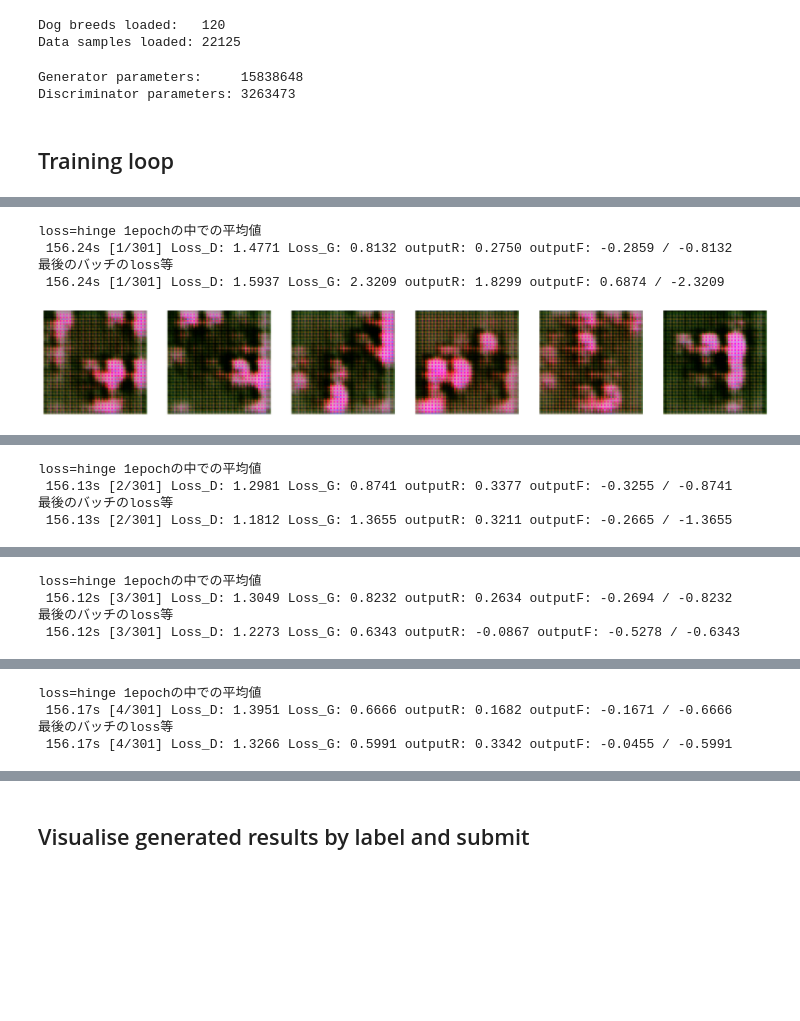
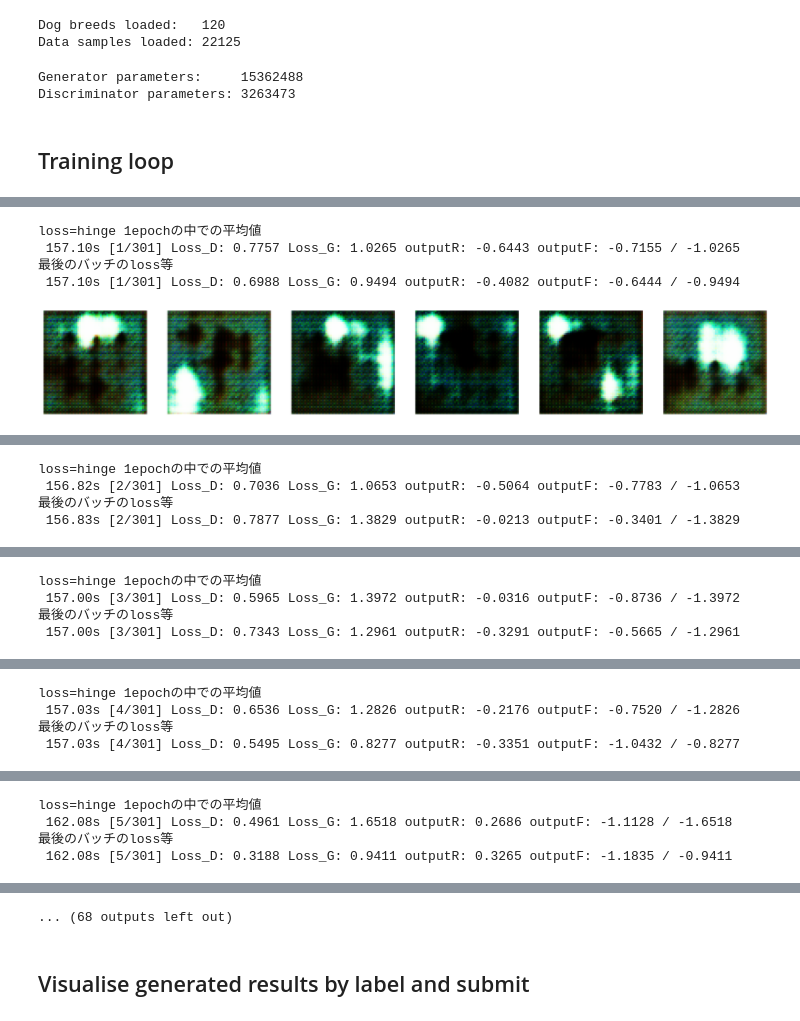
Before and after one commit to raxman0721/kaggle-dog_gan, a Jupyter notebook: nb/base_gan.ipynb, the cells around one changed output, grey strips where cells are left out. Saved outputs shown, nothing was run; the diff lists cells and outputs as text; code cells hidden in the pictures; blank space fills up the shorter version.

```diff
--- a/nb/base_gan.ipynb
+++ b/nb/base_gan.ipynb
@@ -20,10 +20,11 @@ crop_dog = True #犬のアノテーションを使用するかどうか
 noisy_label = True #ラベルスムージング的な
 R_uni = (0.70, 0.95) #ラベルスムージングするときのrealの範囲
 F_uni = (0.05, 0.15) #ラベルスムージングするときのfakeの範囲
-Gcbn = True # generatorにConditionalBatchNorm2dを使うかどうか
+Gcbn = False # generatorにConditionalBatchNorm2dを使うかどうか
 Glrelu = True # generatorにLeakyLeLUを使うかどうか
 flip_p = 0.5 # RandomHorizontalFlipの割合
 n_epochs = 301
+use_pixelnorm = True
 
 # optimizerゾーン
 G_opt = 'adaboundw'
@@ -37,7 +38,7 @@ G_eta_min = 0.00001 # コサインアニーリングのパラメタ
 D_opt = 'adaboundw'
 # D_opt = 'adam'
 # D_opt = 'SGD'
-D_lr = 0.0001
+D_lr = 0.00005
 D_betas = (0.1, 0.99) #ada系のみ
 D_final_lr=0.1 # adaboundのみ
 D_weight_decay=0 #adaboundのみ
@@ -697,8 +797,12 @@ print("Data samples loaded:", len(train_data))
 Dog breeds loaded:   120
 Data samples loaded: 22125
 # %%
-netG = Generator(nz, num_classes=len(encoded_dog_labels), nfilt=64,use_cbn=Gcbn, Lrelu=Glrelu).to(device)
-netD = Discriminator(num_classes=len(encoded_dog_labels), nfilt=64).to(device)
+if use_pixelnorm:
+    netG = Generator_pix(nz, num_classes=len(encoded_dog_labels), nfilt=64,use_cbn=Gcbn, Lrelu=Glrelu).to(device)
+    netD = Discriminator_pix(num_classes=len(encoded_dog_labels), nfilt=64).to(device)
+else:
+    netG = Generator(nz, num_classes=len(encoded_dog_labels), nfilt=64,use_cbn=Gcbn, Lrelu=Glrelu).to(device)
+    netD = Discriminator(num_classes=len(encoded_dog_labels), nfilt=64).to(device)
 weights_init(netG)
 weights_init(netD)
 print("Generator parameters:    ", sum(p.numel() for p in netG.parameters() if p.requires_grad))
@@ -720,7 +824,7 @@ elif D_opt == 'SGD':
 lr_schedulerG = torch.optim.lr_scheduler.CosineAnnealingWarmRestarts(optimizerG, T_0=epochs//20, eta_min=G_eta_min)
 lr_schedulerD = torch.optim.lr_scheduler.CosineAnnealingWarmRestarts(optimizerD, T_0=epochs//20, eta_min=D_eta_min)
 # %% [output]
-Generator parameters:     15838648
+Generator parameters:     15362488
 Discriminator parameters: 3263473
 # %%
 def mse(imageA, imageB):
@@ -841,13 +945,13 @@ for epoch in range(epochs):
             errD = (torch.mean((outputR - torch.mean(outputF) - real_labels) ** 2) +
                     torch.mean((outputF - torch.mean(outputR) + real_labels) ** 2))/2
         elif loss_calc == 'hinge':
-            d_loss_real = torch.nn.ReLU()(real_labels - outputR).mean()
+            d_loss_real = torch.nn.ReLU()(1 - outputR).mean()
             # 誤差　outputRがreal_labels以上で誤差0になる。outputR>1で、
             # real_labels - outputRが負の場合ReLUで0にする
-            d_loss_fake = torch.nn.ReLU()(real_labels + outputF).mean()
+            d_loss_fake = torch.nn.ReLU()(1 + outputF).mean()
             # 誤差　outputFがreal_labels以下で誤差0になる。outputF>1で、
             # real_labels - outputFが負の場合ReLUで0にする
-            errD = d_loss_real + d_loss_fake
+            errD = (d_loss_real / 3) + (d_loss_fake / 2) # fakeのlossを強めに流す→fakeに敏感なD→何でもfakeにしがち→Gのlossが流れやすい。→Gに厳しい
 
         errD.backward(retain_graph=True)
         optimizerD.step()
@@ -869,49 +973,53 @@ for epoch in range(epochs):
 
         lr_schedulerG.step(epoch)
         lr_schedulerD.step(epoch)
 
         # --------------------
         # 3. 記録
         # --------------------
         epoch_d_loss += errD.item()
         epoch_g_loss += errG.item()
         epoch_dout_real += outputR.mean().item()
         epoch_dout_fake += outputF.mean().item()
         epoch_dout_fake2 += outputF2.mean().item()
 
     d_loss_log.append(epoch_d_loss/iter_n)
     g_loss_log.append(epoch_g_loss/iter_n)
     dout_real_log.append(epoch_dout_real/iter_n)
     dout_fake_log.append(epoch_dout_fake/iter_n)
     dout_fake_log2.append(epoch_dout_fake2/iter_n)
 
     print('loss=%s 1epochの中での平均値 \n %.2fs [%d/%d] Loss_D: %.4f Loss_G: %.4f outputR: %.4f outputF: %.4f / %.4f' % (loss_calc,
           time.perf_counter()-epoch_time, epoch+1, epochs, d_loss_log[-1], g_loss_log[-1],dout_real_log[-1], dout_fake_log[-1],dout_fake_log2[-1] ))
     print('最後のバッチのloss等 \n %.2fs [%d/%d] Loss_D: %.4f Loss_G: %.4f outputR: %.4f outputF: %.4f / %.4f' % (
         time.perf_counter()-epoch_time, epoch+1, epochs, errD.item(), errG.item(),outputR.mean().item(), outputF.mean().item(),outputF2.mean().item() ))
 
     if epoch % 10 == 0:
         show_generated_img(6)
 # %% [output]
 [interactive output not drawn]
 loss=hinge 1epochの中での平均値
- 156.24s [1/301] Loss_D: 1.4771 Loss_G: 0.8132 outputR: 0.2750 outputF: -0.2859 / -0.8132
+ 157.10s [1/301] Loss_D: 0.7757 Loss_G: 1.0265 outputR: -0.6443 outputF: -0.7155 / -1.0265
 最後のバッチのloss等
- 156.24s [1/301] Loss_D: 1.5937 Loss_G: 2.3209 outputR: 1.8299 outputF: 0.6874 / -2.3209
+ 157.10s [1/301] Loss_D: 0.6988 Loss_G: 0.9494 outputR: -0.4082 outputF: -0.6444 / -0.9494
-[figure, old version]
+[figure, new version]
 [interactive output not drawn]
 loss=hinge 1epochの中での平均値
- 156.13s [2/301] Loss_D: 1.2981 Loss_G: 0.8741 outputR: 0.3377 outputF: -0.3255 / -0.8741
+ 156.82s [2/301] Loss_D: 0.7036 Loss_G: 1.0653 outputR: -0.5064 outputF: -0.7783 / -1.0653
 最後のバッチのloss等
- 156.13s [2/301] Loss_D: 1.1812 Loss_G: 1.3655 outputR: 0.3211 outputF: -0.2665 / -1.3655
+ 156.83s [2/301] Loss_D: 0.7877 Loss_G: 1.3829 outputR: -0.0213 outputF: -0.3401 / -1.3829
 [interactive output not drawn]
 loss=hinge 1epochの中での平均値
- 156.12s [3/301] Loss_D: 1.3049 Loss_G: 0.8232 outputR: 0.2634 outputF: -0.2694 / -0.8232
+ 157.00s [3/301] Loss_D: 0.5965 Loss_G: 1.3972 outputR: -0.0316 outputF: -0.8736 / -1.3972
 最後のバッチのloss等
- 156.12s [3/301] Loss_D: 1.2273 Loss_G: 0.6343 outputR: -0.0867 outputF: -0.5278 / -0.6343
+ 157.00s [3/301] Loss_D: 0.7343 Loss_G: 1.2961 outputR: -0.3291 outputF: -0.5665 / -1.2961
 [interactive output not drawn]
 loss=hinge 1epochの中での平均値
- 156.17s [4/301] Loss_D: 1.3951 Loss_G: 0.6666 outputR: 0.1682 outputF: -0.1671 / -0.6666
+ 157.03s [4/301] Loss_D: 0.6536 Loss_G: 1.2826 outputR: -0.2176 outputF: -0.7520 / -1.2826
 最後のバッチのloss等
- 156.17s [4/301] Loss_D: 1.3266 Loss_G: 0.5991 outputR: 0.3342 outputF: -0.0455 / -0.5991
+ 157.03s [4/301] Loss_D: 0.5495 Loss_G: 0.8277 outputR: -0.3351 outputF: -1.0432 / -0.8277
 [interactive output not drawn]
+loss=hinge 1epochの中での平均値
+ 162.08s [5/301] Loss_D: 0.4961 Loss_G: 1.6518 outputR: 0.2686 outputF: -1.1128 / -1.6518
+最後のバッチのloss等
+ 162.08s [5/301] Loss_D: 0.3188 Loss_G: 0.9411 outputR: 0.3265 outputF: -1.1835 / -0.9411
@@ -918,3 +1027,4 @@ loss=hinge 1epochの中での平均値
+... (68 outputs left out)
 # %% [markdown]
 ## Visualise generated results by label and submit
 # %%
```
Also changed, not shown: parts of 7 cells of this notebook, 1 other file.
